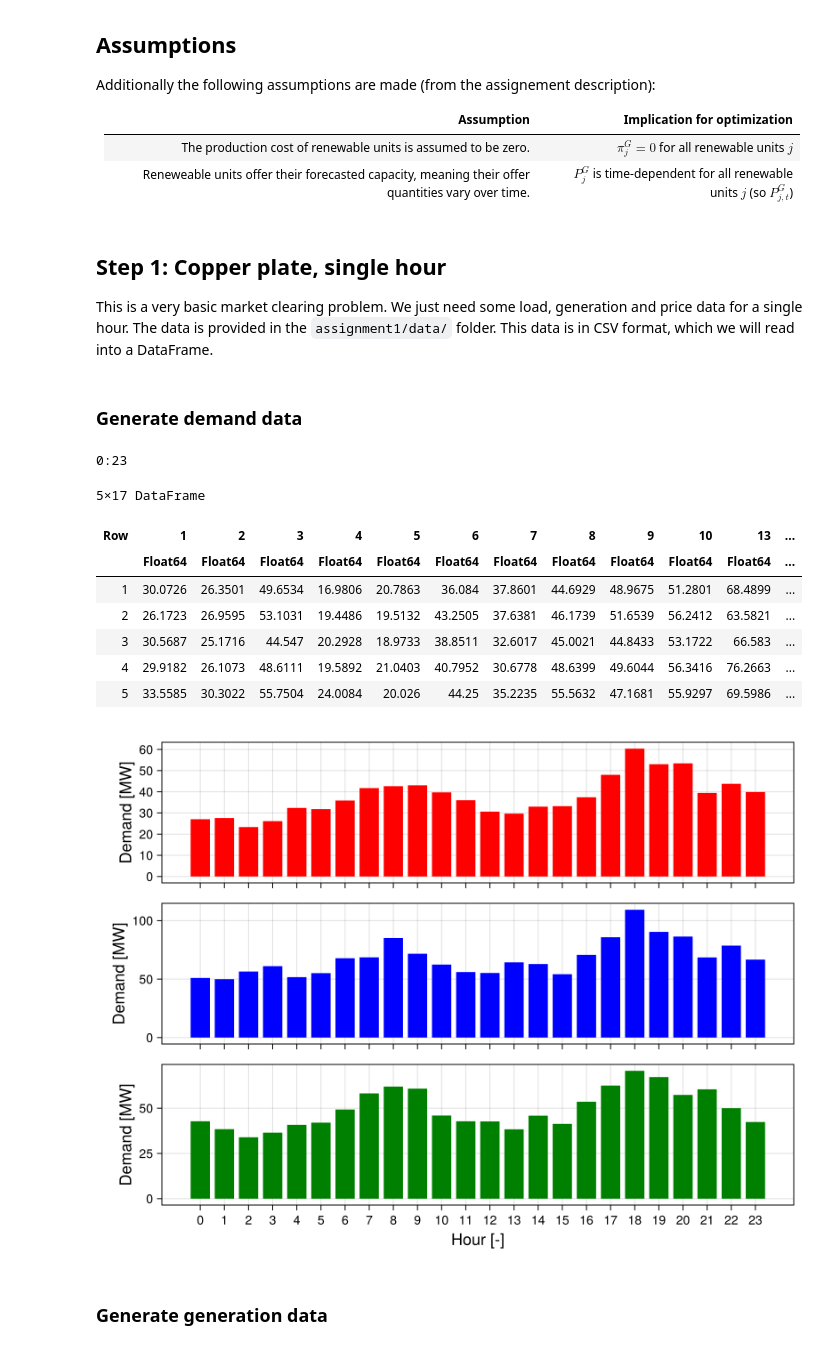
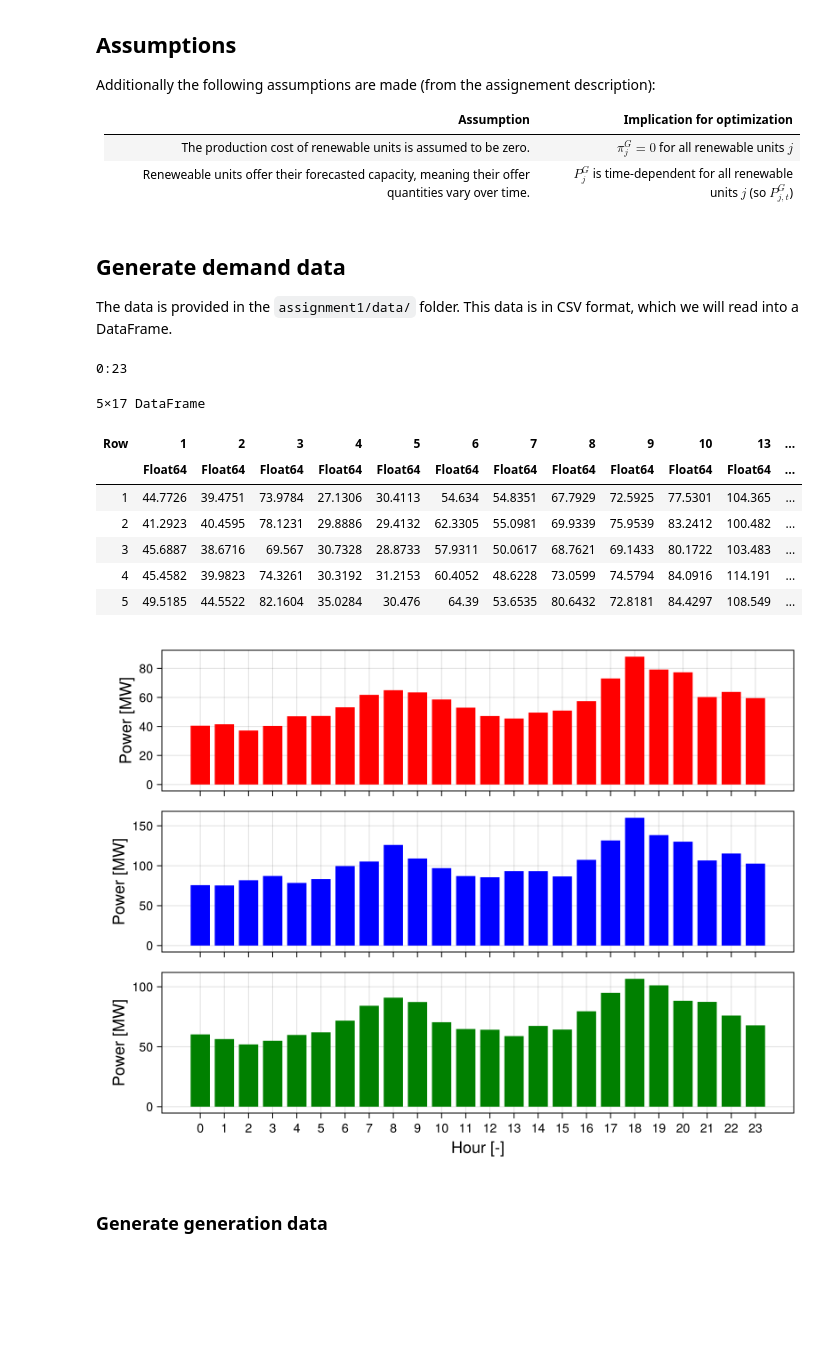
Before and after one commit to langestefan/DTUElectricityMarkets2025, a Jupyter notebook: assignment1/assignment1.ipynb, the cells around one changed output. Saved outputs shown, nothing was run; the diff lists cells and outputs as text; code cells hidden in the pictures; blank space fills up the shorter version.

Commit message:
Finish market clearing model assignment 1

```diff
--- a/assignment1/assignment1.ipynb
+++ b/assignment1/assignment1.ipynb
@@ -85,32 +85,30 @@ Additionally the following assumptions are made (from the assignement descriptio
 |------------|-------------|
 | The production cost of renewable units is assumed to be zero.  | $\pi_j^G = 0$ for all renewable units $j$ |
 | Reneweable units offer their forecasted capacity, meaning their offer quantities vary over time. | $P_j^G$ is time-dependent for all renewable units $j$ (so $P_{j,t}^G$)|
-# %% [markdown]
-## Step 1: Copper plate, single hour
-
-This is a very basic market clearing problem. We just need some load, generation and price data for a single hour. The data is provided in the `assignment1/data/` folder. This data is in CSV format, which we will read into a DataFrame.
 # %% [markdown]
-### Generate demand data
+## Generate demand data
+
+The data is provided in the `assignment1/data/` folder. This data is in CSV format, which we will read into a DataFrame.
 # %%
 hours = 0:23
 # %% [output]
 0:23
 # %%
-demands = prepare_demands(hours)
+demands = prepare_demands(hours; save=true)
 first(demands, 5)
 # %% [output]
 5×17 DataFrame
 | Row | 1 | 2 | 3 | 4 | 5 | 6 | 7 | 8 | 9 | 10 | 13 | ... |
 |  | Float64 | Float64 | Float64 | Float64 | Float64 | Float64 | Float64 | Float64 | Float64 | Float64 | Float64 | ... |
-| 1 | 30.0726 | 26.3501 | 49.6534 | 16.9806 | 20.7863 | 36.084 | 37.8601 | 44.6929 | 48.9675 | 51.2801 | 68.4899 | ... |
-| 2 | 26.1723 | 26.9595 | 53.1031 | 19.4486 | 19.5132 | 43.2505 | 37.6381 | 46.1739 | 51.6539 | 56.2412 | 63.5821 | ... |
-| 3 | 30.5687 | 25.1716 | 44.547 | 20.2928 | 18.9733 | 38.8511 | 32.6017 | 45.0021 | 44.8433 | 53.1722 | 66.583 | ... |
-| 4 | 29.9182 | 26.1073 | 48.6111 | 19.5892 | 21.0403 | 40.7952 | 30.6778 | 48.6399 | 49.6044 | 56.3416 | 76.2663 | ... |
-| 5 | 33.5585 | 30.3022 | 55.7504 | 24.0084 | 20.026 | 44.25 | 35.2235 | 55.5632 | 47.1681 | 55.9297 | 69.5986 | ... |
+| 1 | 44.7726 | 39.4751 | 73.9784 | 27.1306 | 30.4113 | 54.634 | 54.8351 | 67.7929 | 72.5925 | 77.5301 | 104.365 | ... |
+| 2 | 41.2923 | 40.4595 | 78.1231 | 29.8886 | 29.4132 | 62.3305 | 55.0981 | 69.9339 | 75.9539 | 83.2412 | 100.482 | ... |
+| 3 | 45.6887 | 38.6716 | 69.567 | 30.7328 | 28.8733 | 57.9311 | 50.0617 | 68.7621 | 69.1433 | 80.1722 | 103.483 | ... |
+| 4 | 45.4582 | 39.9823 | 74.3261 | 30.3192 | 31.2153 | 60.4052 | 48.6228 | 73.0599 | 74.5794 | 84.0916 | 114.191 | ... |
+| 5 | 49.5185 | 44.5522 | 82.1604 | 35.0284 | 30.476 | 64.39 | 53.6535 | 80.6432 | 72.8181 | 84.4297 | 108.549 | ... |
 # %%
-plot_demands(demands[:, Symbol.([16,19,20])]; colors=[:red, :blue,:green])
+plot_powers(demands[:, Symbol.([16,19,20])]; colors=[:red, :blue,:green])
 # %% [output]
-[figure, old version]
+[figure, new version]
 # %% [markdown]
 ### Generate generation data
 # %%
```
Also changed, not shown: parts of 12 cells of this notebook, 9 other files.
